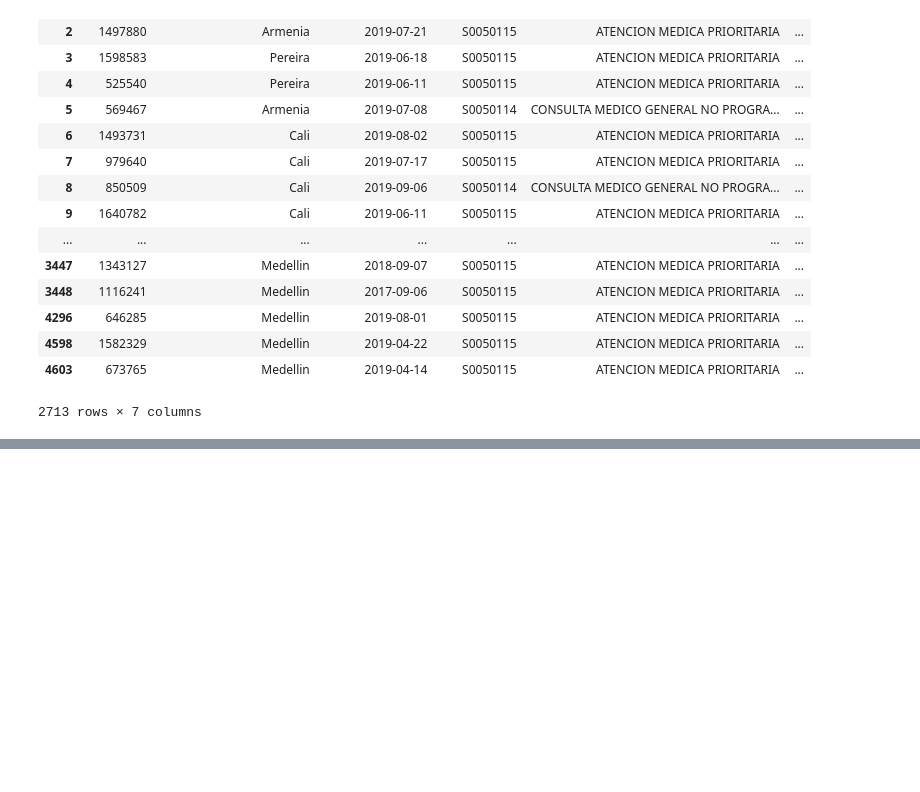
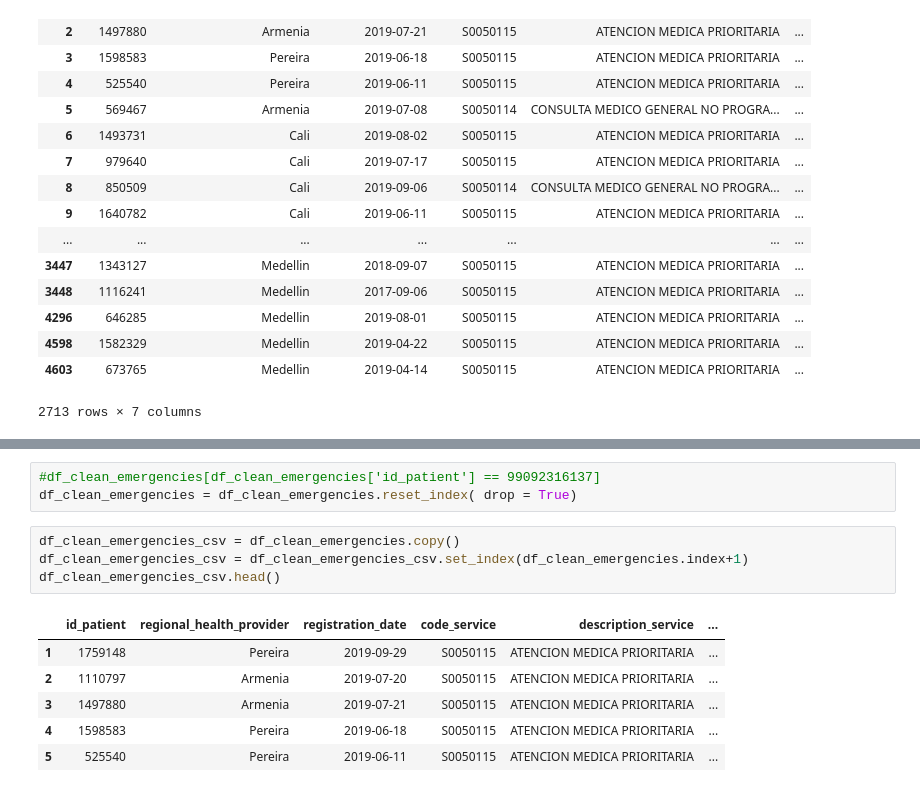
Before and after one commit to DS4A-T22/exploratory_data_analysis, a Jupyter notebook: EDA-Emergency.ipynb, the cells around one changed output, grey strips where cells are left out. Cells and saved outputs as stored; diff of their text form; blank space fills up the shorter version.

```diff
--- a/EDA-Emergency.ipynb
+++ b/EDA-Emergency.ipynb
@@ -279,0 +302,14 @@ df_clean_emergencies
+# %%
+#df_clean_emergencies[df_clean_emergencies['id_patient'] == 99092316137]
+df_clean_emergencies = df_clean_emergencies.reset_index( drop = True)
+# %%
+df_clean_emergencies_csv = df_clean_emergencies.copy()
+df_clean_emergencies_csv = df_clean_emergencies_csv.set_index(df_clean_emergencies.index+1)
+df_clean_emergencies_csv.head()
+# %% [output]
+|  | id_patient | regional_health_provider | registration_date | code_service | description_service | ... |
+| 1 | 1759148 | Pereira | 2019-09-29 | S0050115 | ATENCION MEDICA PRIORITARIA | ... |
+| 2 | 1110797 | Armenia | 2019-07-20 | S0050115 | ATENCION MEDICA PRIORITARIA | ... |
+| 3 | 1497880 | Armenia | 2019-07-21 | S0050115 | ATENCION MEDICA PRIORITARIA | ... |
+| 4 | 1598583 | Pereira | 2019-06-18 | S0050115 | ATENCION MEDICA PRIORITARIA | ... |
+| 5 | 525540 | Pereira | 2019-06-11 | S0050115 | ATENCION MEDICA PRIORITARIA | ... |
```
Also changed, not shown: parts of 4 cells of this notebook, 2 other files.
